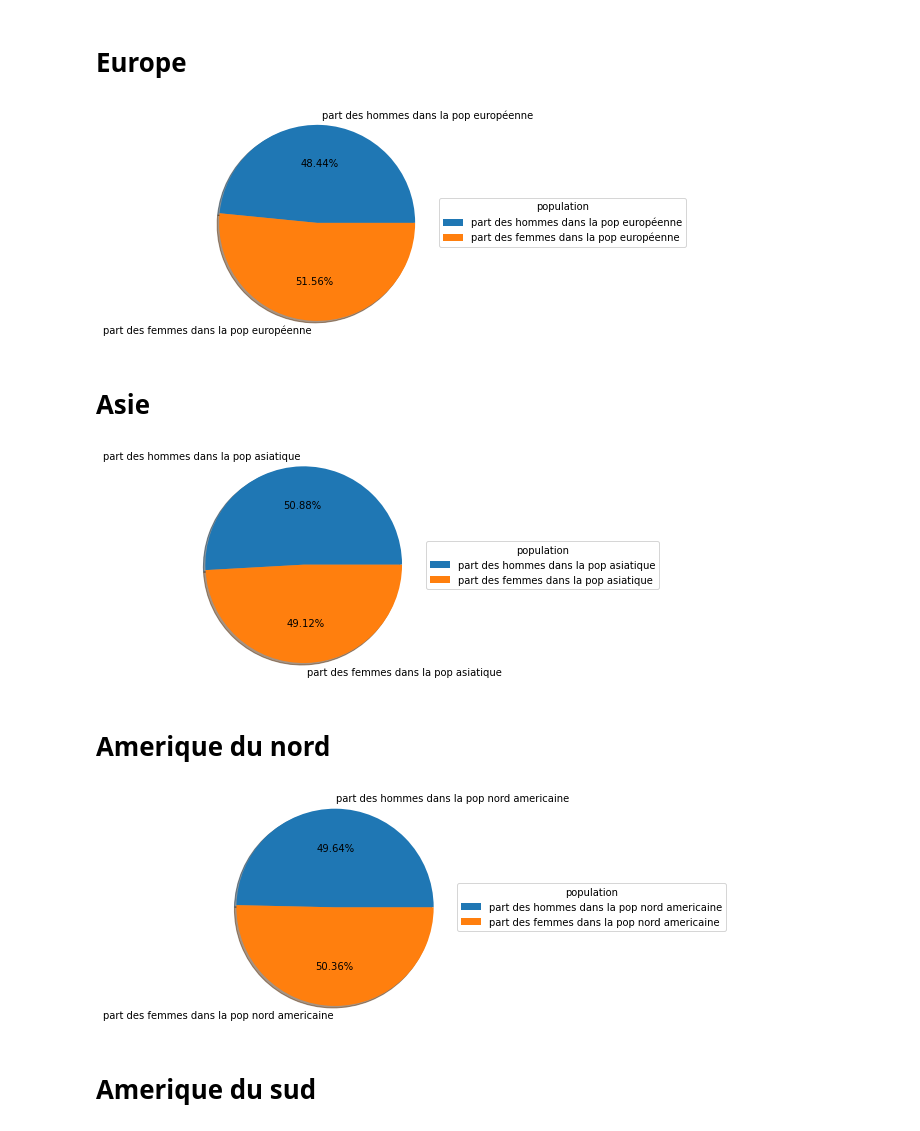
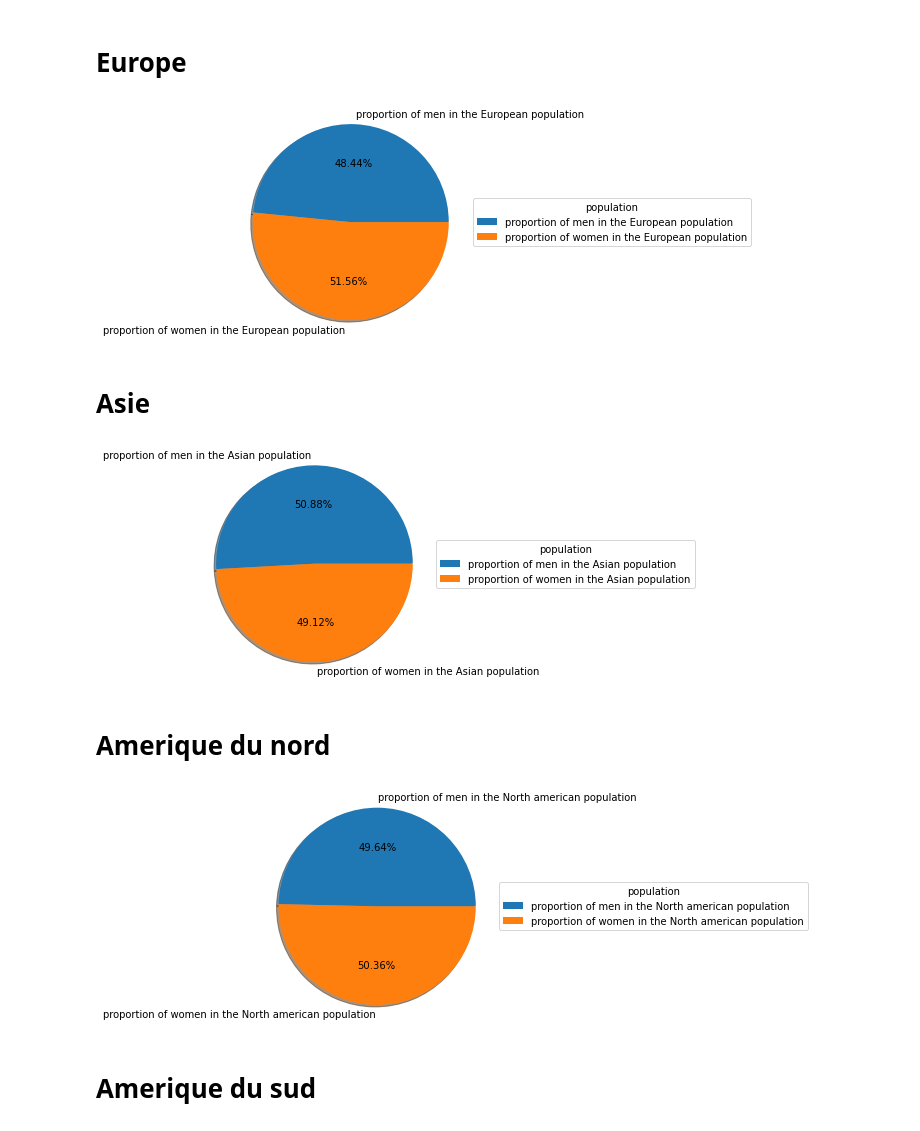
Before and after one commit to Bakemono-san/analyse-de-la-population-mondiale, a Jupyter notebook: Analyse de la population mondiale.ipynb, the cells around one changed output. Saved outputs shown, nothing was run; the diff lists cells and outputs as text; code cells hidden in the pictures.

```diff
--- a/Analyse de la population mondiale.ipynb
+++ b/Analyse de la population mondiale.ipynb
@@ -193,20 +183,20 @@ plt.show()
 # Europe
 # %%
 sizes = [pourcentage_popMale(popMale['Europe'],Europe),pourcentage_popMale(popFemale['Europe'],Europe)]
-labels = ['part des hommes dans la pop européenne','part des femmes dans la pop européenne']
+labels = ['proportion of men in the European population','proportion of women in the European population']
 
 fig1,ax1 = plt.subplots()
 ax1.pie(sizes,labels=labels, autopct='%2.2f%%',shadow=True, startangle=0)
 ax1.legend(title="population", loc="center left", bbox_to_anchor=(0.85, 0, 0.5, 1))
 ax1.axis('equal')  # Equal aspect ratio ensures that pie is drawn as a circle.
 plt.show()
 # %% [output]
-[figure, old version]
+[figure, new version]
 # %% [markdown]
 # Asie
 # %%
 sizes = [pourcentage_popMale(popMale['Asia'],Asie),pourcentage_popMale(popFemale['Asia'],Asie)]
-labels = ['part des hommes dans la pop asiatique','part des femmes dans la pop asiatique']
+labels = ['proportion of men in the Asian population','proportion of women in the Asian population']
 
 fig1,ax1 = plt.subplots()
 ax1.pie(sizes,labels=labels, autopct='%2.2f%%',shadow=True, startangle=0)
@@ -214,12 +204,12 @@ ax1.legend(title="population", loc="center left", bbox_to_anchor=(0.85, 0, 0.5,
 ax1.axis('equal')  # Equal aspect ratio ensures that pie is drawn as a circle.
 plt.show()
 # %% [output]
-[figure, old version]
+[figure, new version]
 # %% [markdown]
 # Amerique du nord
 # %%
 sizes = [pourcentage_popMale(popMale['Northern America'],contries['Northern America']),pourcentage_popMale(popFemale['Northern America'],contries['Northern America'])]
-labels = ['part des hommes dans la pop nord americaine','part des femmes dans la pop nord americaine']
+labels = ['proportion of men in the North american population','proportion of women in the North american population']
 
 fig1,ax1 = plt.subplots()
 ax1.pie(sizes,labels=labels, autopct='%2.2f%%',shadow=True, startangle=0)
@@ -227,7 +217,7 @@ ax1.legend(title="population", loc="center left", bbox_to_anchor=(0.85, 0, 0.5,
 ax1.axis('equal')  # Equal aspect ratio ensures that pie is drawn as a circle.
 plt.show()
 # %% [output]
-[figure, old version]
+[figure, new version]
 # %% [markdown]
 # Amerique du sud
 # %%
```
Also changed, not shown: parts of 26 cells of this notebook, 1 other file.
